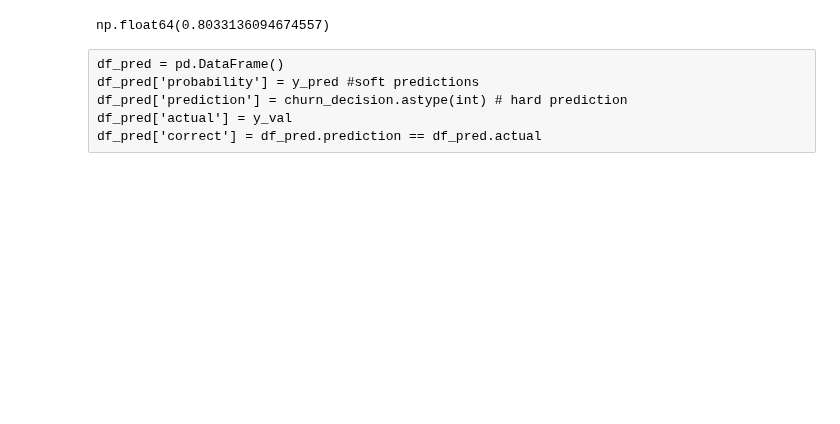
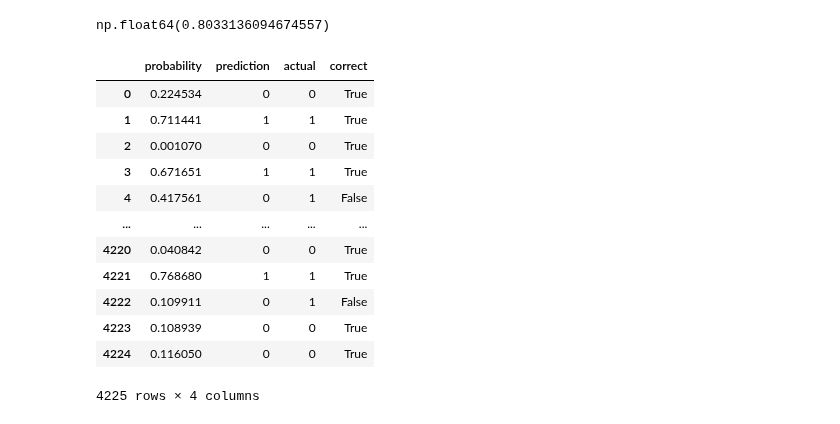
Before and after one commit to C-Monsta/machine_learning_zoomcamp, a Jupyter notebook: 03_churn_notes.ipynb, the cells around one changed output. Drawn from its saved outputs; the diff is of its cells as text; code cells hidden in the pictures; blank space fills up the shorter version.

```diff
--- a/03_churn_notes.ipynb
+++ b/03_churn_notes.ipynb
@@ -600,11 +598,26 @@ SyntaxError: invalid syntax (976958349.py, line 3)
 # %% [output]
 np.float64(0.8033136094674557)
-# %% [raw]
-df_pred = pd.DataFrame()
-df_pred['probability'] = y_pred #soft predictions
-df_pred['prediction'] = churn_decision.astype(int) # hard prediction
-df_pred['actual'] = y_val
-df_pred['correct'] = df_pred.prediction == df_pred.actual
+# %%
+df_pred = pd.DataFrame()
+df_pred['probability'] = y_pred #soft predictions
+df_pred['prediction'] = churn_decision.astype(int) # hard prediction
+df_pred['actual'] = y_val
+df_pred['correct'] = df_pred.prediction == df_pred.actual
+df_pred
+# %% [output]
+|  | probability | prediction | actual | correct |
+| 0 | 0.224534 | 0 | 0 | True |
+| 1 | 0.711441 | 1 | 1 | True |
+| 2 | 0.001070 | 0 | 0 | True |
+| 3 | 0.671651 | 1 | 1 | True |
+| 4 | 0.417561 | 0 | 1 | False |
+| ... | ... | ... | ... | ... |
+| 4220 | 0.040842 | 0 | 0 | True |
+| 4221 | 0.768680 | 1 | 1 | True |
+| 4222 | 0.109911 | 0 | 1 | False |
+| 4223 | 0.108939 | 0 | 0 | True |
+| 4224 | 0.116050 | 0 | 0 | True |
+4225 rows × 4 columns
 # %%
 df_pred
 # %% [output]
```
Also changed, not shown: parts of 23 cells of this notebook.
